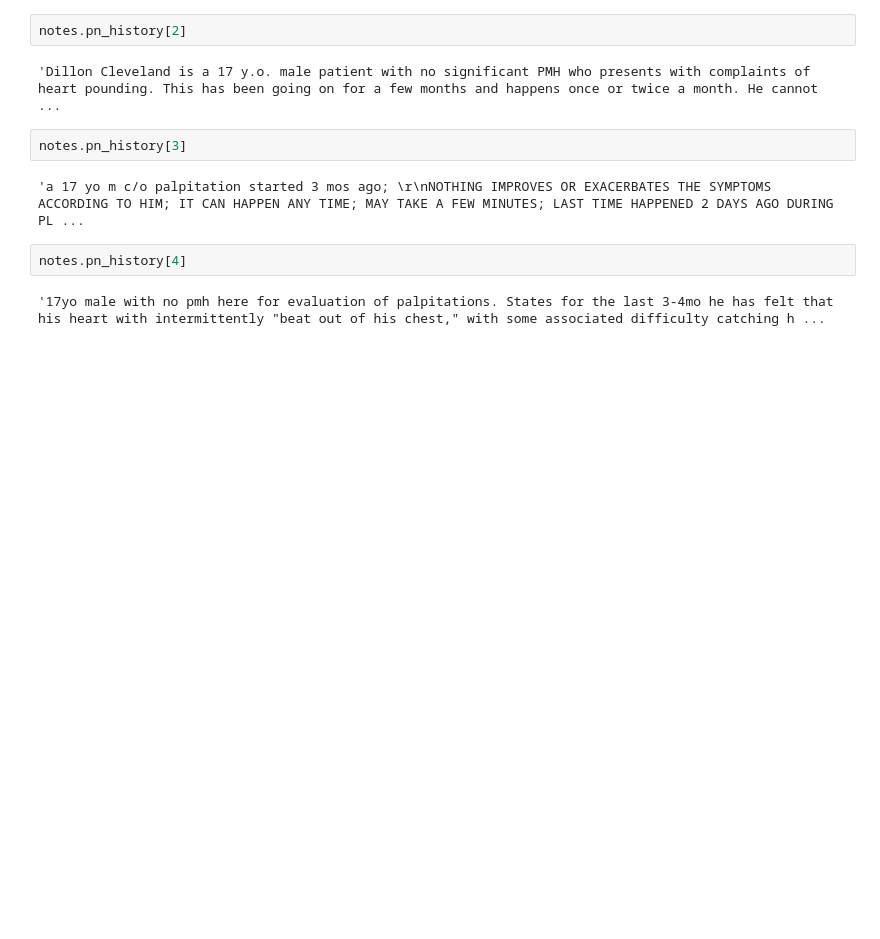
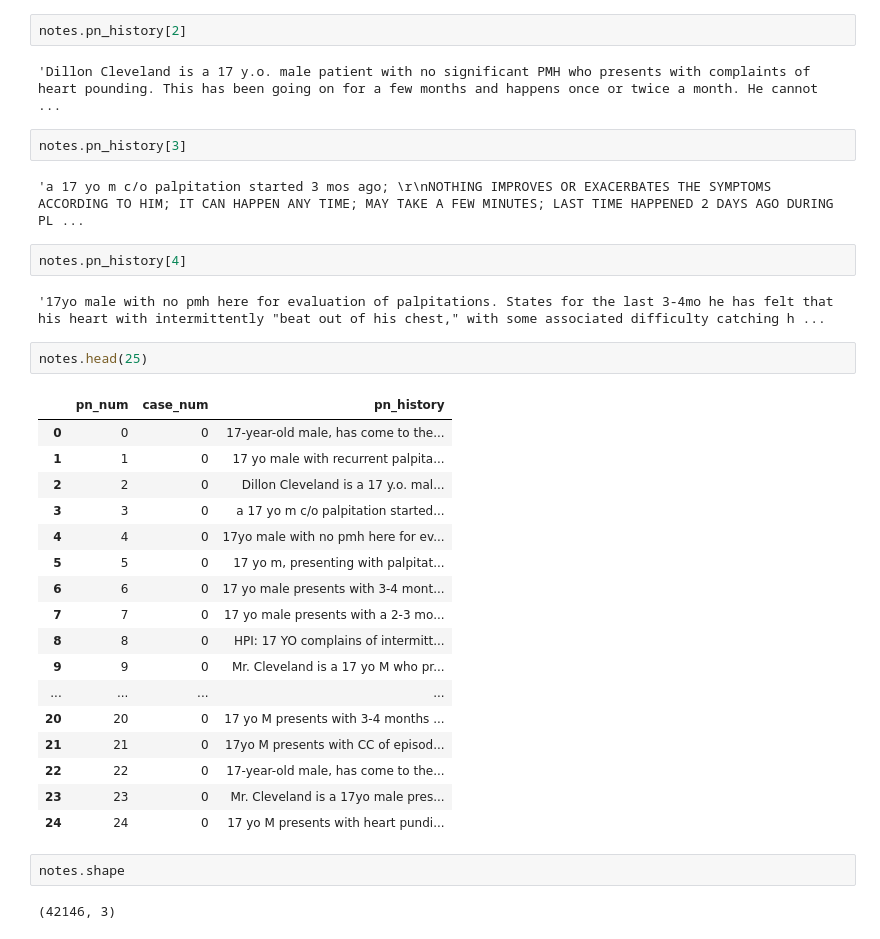
Before and after one commit to Jared-Godar/capstone-ideas, a Jupyter notebook: med_nlp.ipynb, the cells around one changed output. Drawn from its saved outputs; the diff is of its cells as text; blank space fills up the shorter version.

```diff
--- a/med_nlp.ipynb
+++ b/med_nlp.ipynb
@@ -50,3 +50,27 @@ notes.pn_history[3]
 notes.pn_history[4]
 # %% [output]
 '17yo male with no pmh here for evaluation of palpitations. States for the last 3-4mo he has felt that his heart with intermittently "beat out of his chest," with some associated difficulty catching h ...
+# %%
+notes.head(25)
+# %% [output]
+|  | pn_num | case_num | pn_history |
+| 0 | 0 | 0 | 17-year-old male, has come to the... |
+| 1 | 1 | 0 | 17 yo male with recurrent palpita... |
+| 2 | 2 | 0 | Dillon Cleveland is a 17 y.o. mal... |
+| 3 | 3 | 0 | a 17 yo m c/o palpitation started... |
+| 4 | 4 | 0 | 17yo male with no pmh here for ev... |
+| 5 | 5 | 0 | 17 yo m, presenting with palpitat... |
+| 6 | 6 | 0 | 17 yo male presents with 3-4 mont... |
+| 7 | 7 | 0 | 17 yo male presents with a 2-3 mo... |
+| 8 | 8 | 0 | HPI: 17 YO complains of intermitt... |
+| 9 | 9 | 0 | Mr. Cleveland is a 17 yo M who pr... |
+| ... | ... | ... | ... |
+| 20 | 20 | 0 | 17 yo M presents with 3-4 months ... |
+| 21 | 21 | 0 | 17yo M presents with CC of episod... |
+| 22 | 22 | 0 | 17-year-old male, has come to the... |
+| 23 | 23 | 0 | Mr. Cleveland is a 17yo male pres... |
+| 24 | 24 | 0 | 17 yo M presents with heart pundi... |
+# %%
+notes.shape
+# %% [output]
+(42146, 3)
```
